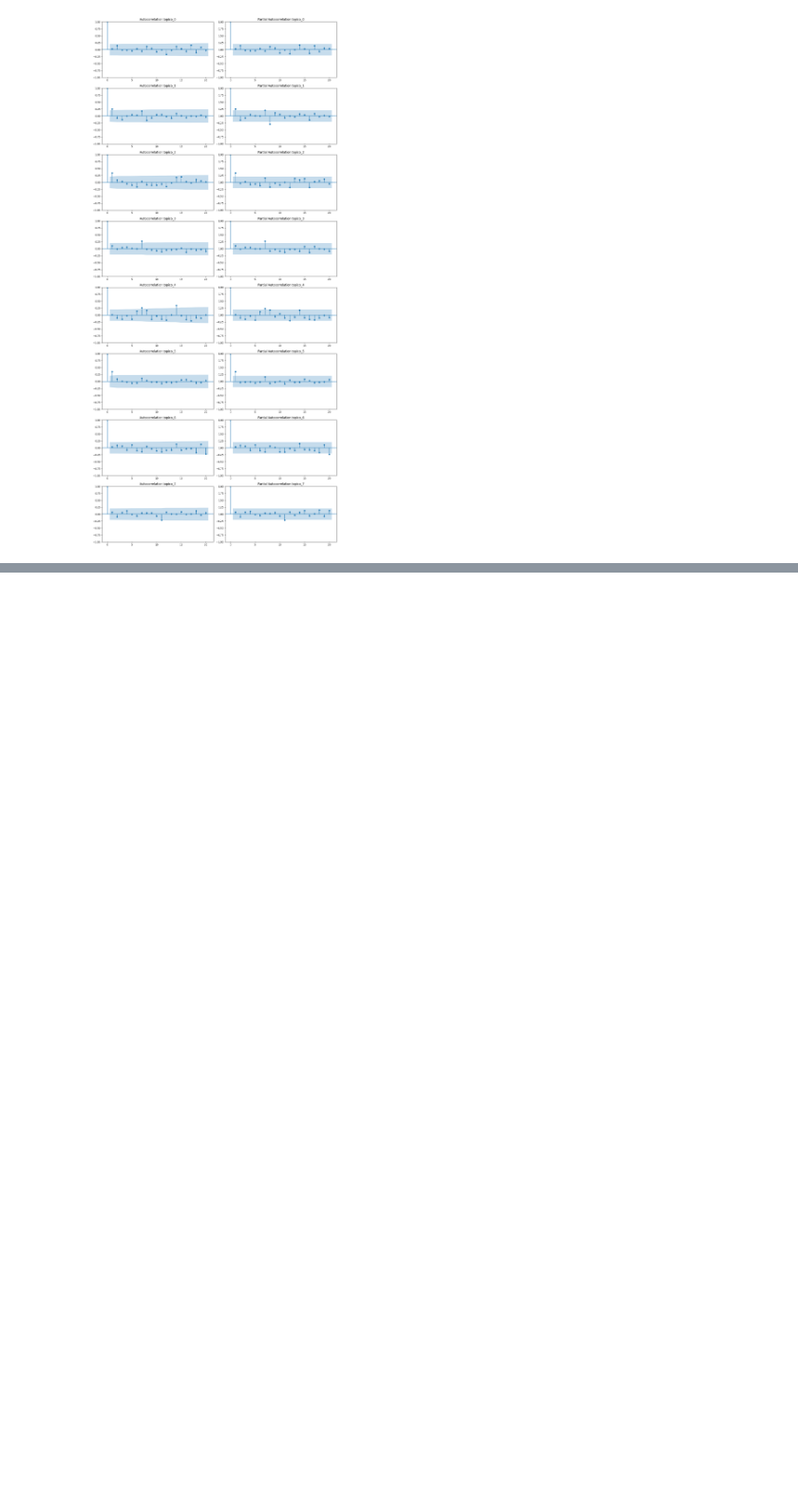
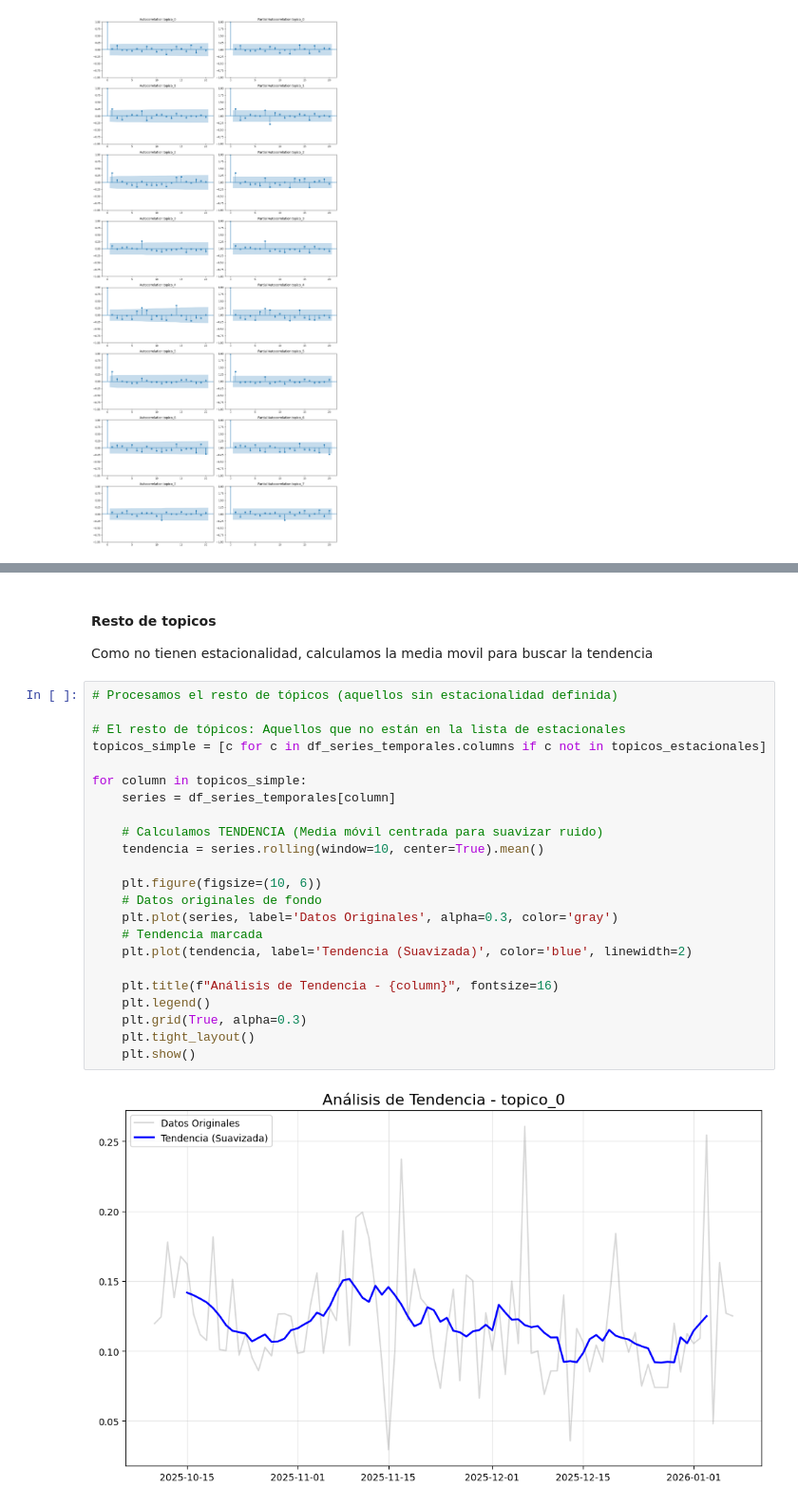
Before and after one commit to MiguelGP-13/DCDC-Project, a Jupyter notebook: dataMination/Serie_temporal.ipynb, the cells around one changed output, grey strips where cells are left out. Shown at 95% size. Drawn from its saved outputs; the diff is of its cells as text; blank space fills up the shorter version.

```diff
--- a/dataMination/Serie_temporal.ipynb
+++ b/dataMination/Serie_temporal.ipynb
@@ -162,0 +198,29 @@ for i, column in enumerate(df_series_temporales.columns):
+# %% [markdown]
+#### Resto de topicos
+
+Como no tienen estacionalidad, calculamos la media movil para buscar la tendencia
+# %%
+# Procesamos el resto de tópicos (aquellos sin estacionalidad definida)
+
+# El resto de tópicos: Aquellos que no están en la lista de estacionales
+topicos_simple = [c for c in df_series_temporales.columns if c not in topicos_estacionales]
+
+for column in topicos_simple:
+    series = df_series_temporales[column]
+
+    # Calculamos TENDENCIA (Media móvil centrada para suavizar ruido)
+    tendencia = series.rolling(window=10, center=True).mean()
+
+    plt.figure(figsize=(10, 6))
+    # Datos originales de fondo
+    plt.plot(series, label='Datos Originales', alpha=0.3, color='gray')
+    # Tendencia marcada
+    plt.plot(tendencia, label='Tendencia (Suavizada)', color='blue', linewidth=2)
+
+    plt.title(f"Análisis de Tendencia - {column}", fontsize=16)
+    plt.legend()
+    plt.grid(True, alpha=0.3)
+    plt.tight_layout()
+    plt.show()
+# %% [output]
+[figure, added]
```
Also changed, not shown: parts of 40 cells of this notebook, 2 other files.
